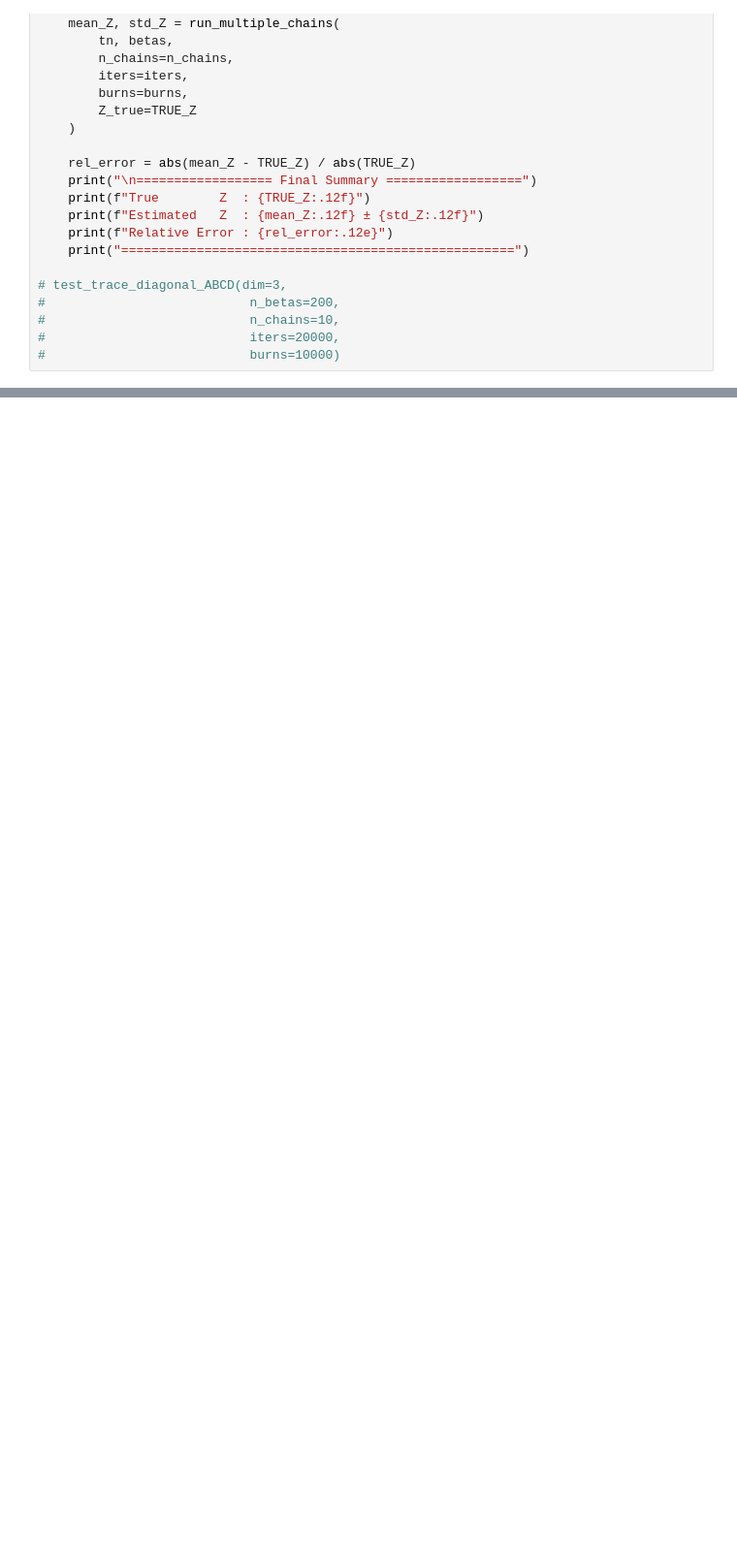
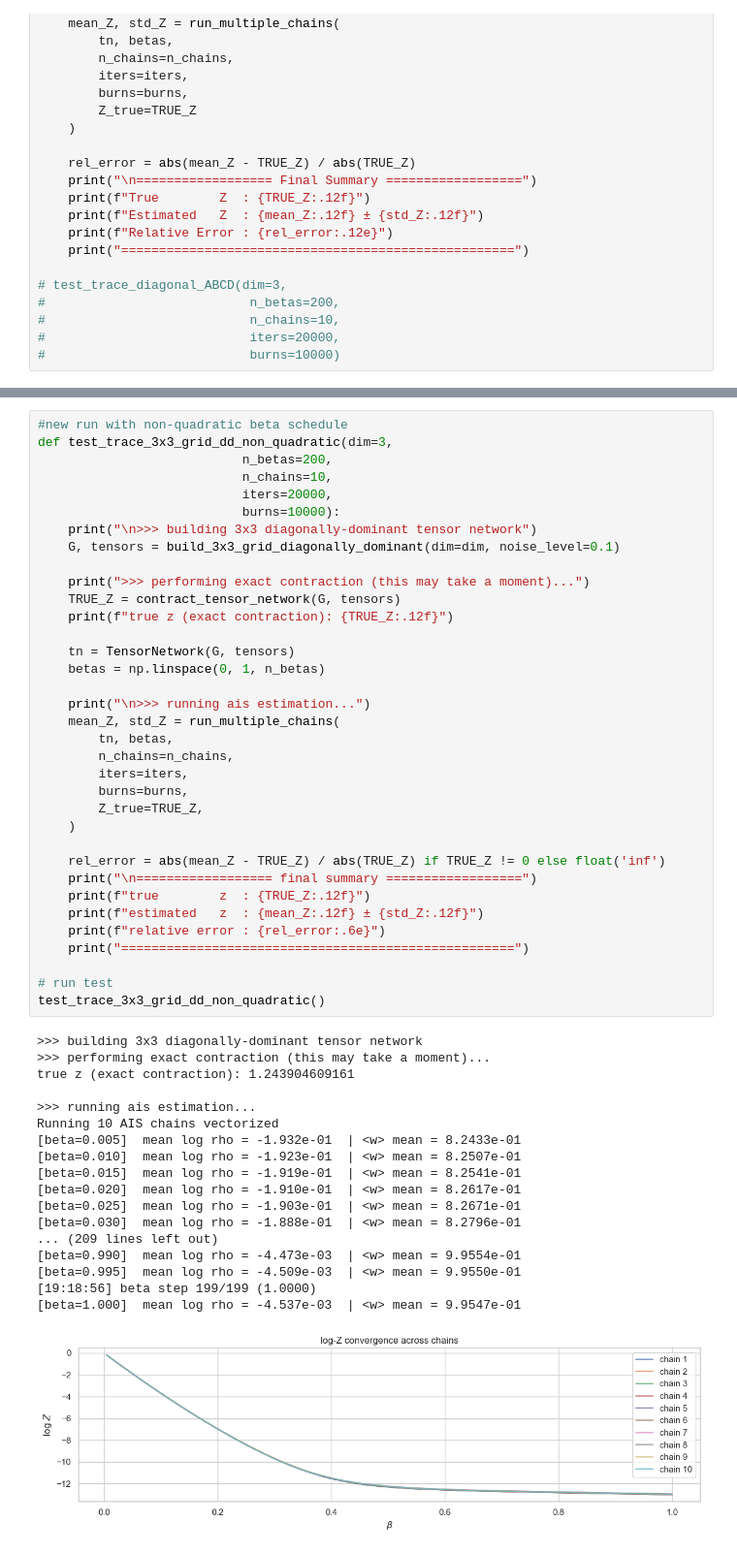
Before and after one commit to aniket-desh/mcmc-tensor-network, a Jupyter notebook: notebooks/testing.ipynb, the cells around one changed output, grey strips where cells are left out. Shown: that part at 97% size. Cells and saved outputs as stored; diff of their text form; blank space fills up the shorter version.

Commit message:
added tests for non-quadratic (linear) beta spacing and also inverse higher-order spacing

```diff
--- a/notebooks/testing.ipynb
+++ b/notebooks/testing.ipynb
@@ -651,3 +651,57 @@ true        z  : 1.243904609161
 estimated   z  : 1.219255502847 ± 0.046404332426
 relative error : 1.981591e-02
 ====================================================
+# %%
+#new run with non-quadratic beta schedule
+def test_trace_3x3_grid_dd_non_quadratic(dim=3,
+                           n_betas=200,
+                           n_chains=10,
+                           iters=20000,
+                           burns=10000):
+    print("\n>>> building 3x3 diagonally-dominant tensor network")
+    G, tensors = build_3x3_grid_diagonally_dominant(dim=dim, noise_level=0.1)
+
+    print(">>> performing exact contraction (this may take a moment)...")
+    TRUE_Z = contract_tensor_network(G, tensors)
+    print(f"true z (exact contraction): {TRUE_Z:.12f}")
+
+    tn = TensorNetwork(G, tensors)
+    betas = np.linspace(0, 1, n_betas)
+
+    print("\n>>> running ais estimation...")
+    mean_Z, std_Z = run_multiple_chains(
+        tn, betas,
+        n_chains=n_chains,
+        iters=iters,
+        burns=burns,
+        Z_true=TRUE_Z,
+    )
+
+    rel_error = abs(mean_Z - TRUE_Z) / abs(TRUE_Z) if TRUE_Z != 0 else float('inf')
+    print("\n================== final summary ==================")
+    print(f"true        z  : {TRUE_Z:.12f}")
+    print(f"estimated   z  : {mean_Z:.12f} ± {std_Z:.12f}")
+    print(f"relative error : {rel_error:.6e}")
+    print("====================================================")
+
+# run test
+test_trace_3x3_grid_dd_non_quadratic()
+# %% [output]
+>>> building 3x3 diagonally-dominant tensor network
+>>> performing exact contraction (this may take a moment)...
+true z (exact contraction): 1.243904609161
+
+>>> running ais estimation...
+Running 10 AIS chains vectorized
+[beta=0.005]  mean log rho = -1.932e-01  | <w> mean = 8.2433e-01
+[beta=0.010]  mean log rho = -1.923e-01  | <w> mean = 8.2507e-01
+[beta=0.015]  mean log rho = -1.919e-01  | <w> mean = 8.2541e-01
+[beta=0.020]  mean log rho = -1.910e-01  | <w> mean = 8.2617e-01
+[beta=0.025]  mean log rho = -1.903e-01  | <w> mean = 8.2671e-01
+[beta=0.030]  mean log rho = -1.888e-01  | <w> mean = 8.2796e-01
+... (209 lines left out)
+[beta=0.990]  mean log rho = -4.473e-03  | <w> mean = 9.9554e-01
+[beta=0.995]  mean log rho = -4.509e-03  | <w> mean = 9.9550e-01
+[19:18:56] beta step 199/199 (1.0000)
+[beta=1.000]  mean log rho = -4.537e-03  | <w> mean = 9.9547e-01
+[figure, added]
```
Also changed, not shown: parts of 3 cells of this notebook.
